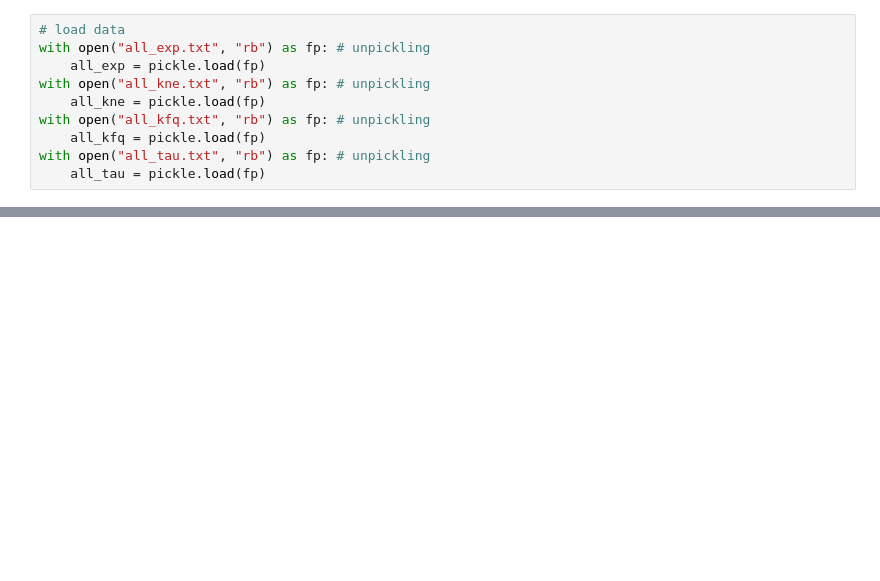
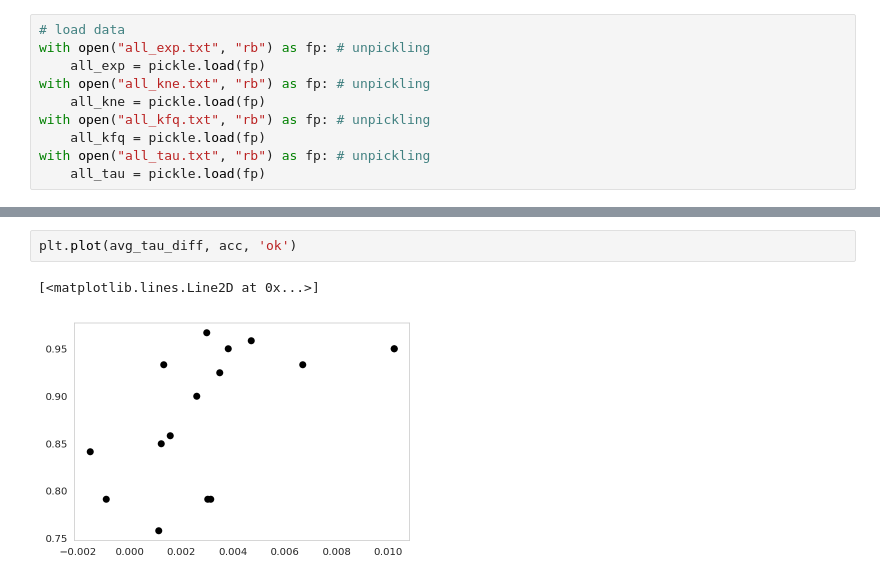
Before and after one commit to rdgao/field-echos, a Jupyter notebook: notebooks/Johnson/timescale_analysis.ipynb, the cells around one changed output, grey strips where cells are left out. Drawn from its saved outputs; the diff is of its cells as text; blank space fills up the shorter version.

```diff
--- a/notebooks/Johnson/timescale_analysis.ipynb
+++ b/notebooks/Johnson/timescale_analysis.ipynb
@@ -323 +465,6 @@ Warnings:
 strong multicollinearity or other numerical problems.
+# %%
+plt.plot(avg_tau_diff, acc, 'ok')
+# %% [output]
+[<matplotlib.lines.Line2D at 0x...>]
+[figure, added]
```
Also changed, not shown: parts of 7 cells of this notebook, 4 other files.
